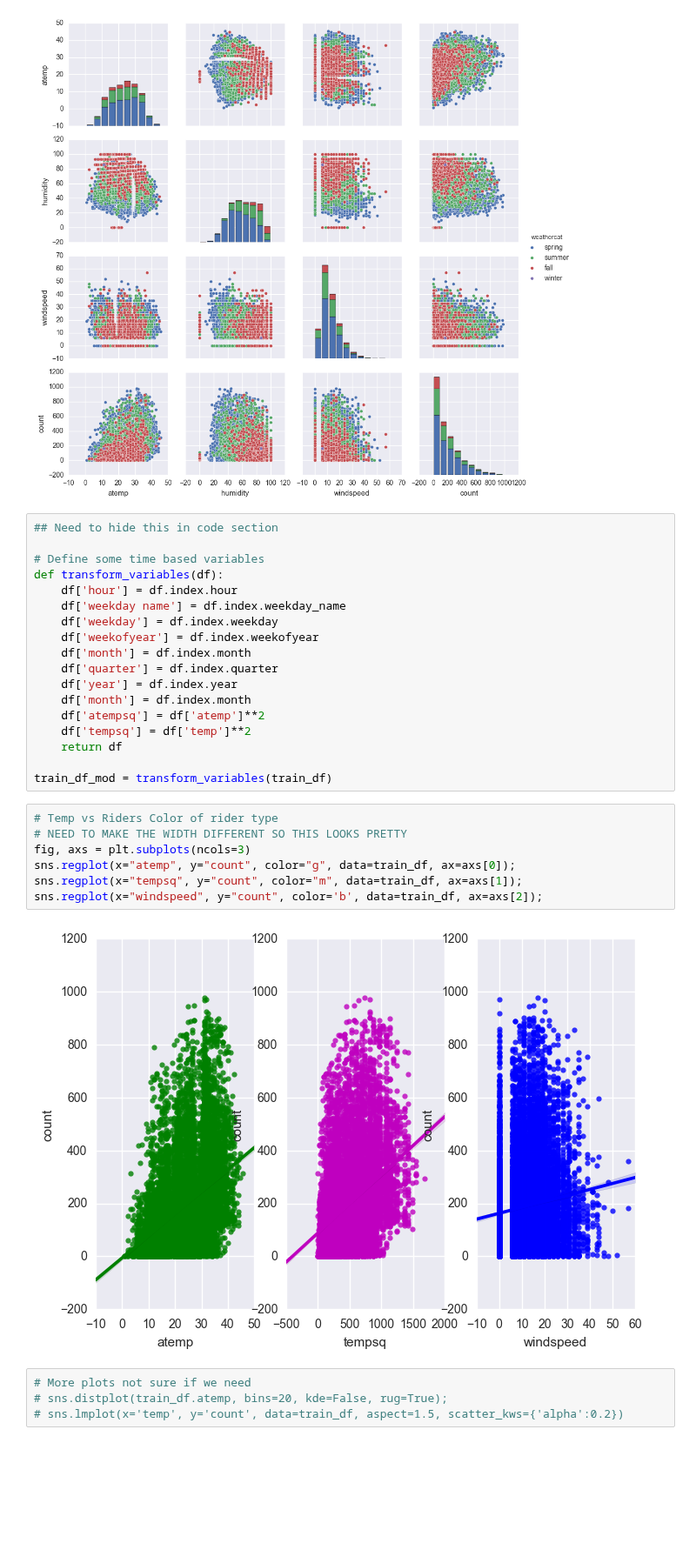
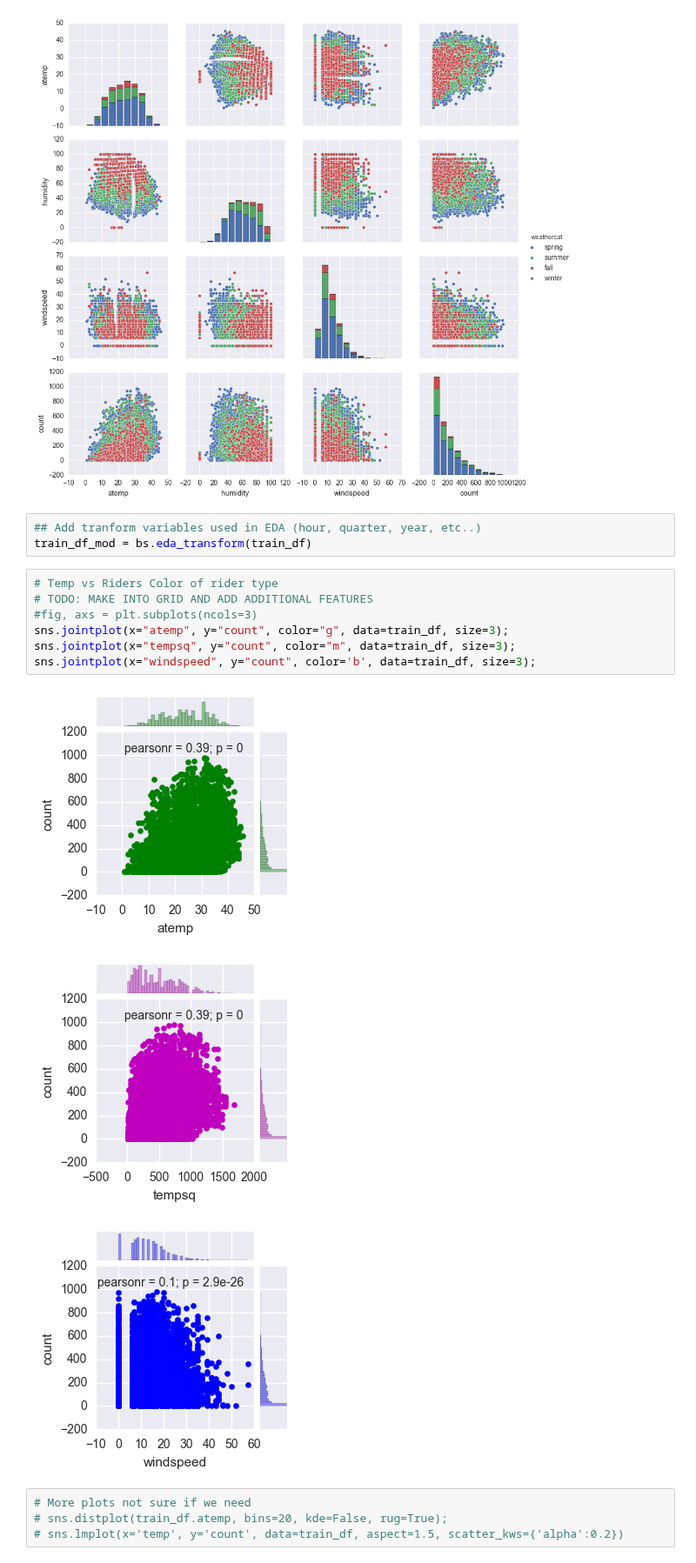
Before and after one commit to zingbretsenucb/w207_kaggleproject, a Jupyter notebook: Bikeshare.ipynb, the cells around one changed output. Shown at 87% size. Saved outputs shown, nothing was run; the diff lists cells and outputs as text; blank space fills up the shorter version.

```diff
--- a/Bikeshare.ipynb
+++ b/Bikeshare.ipynb
@@ -109,33 +112,20 @@ scatplot_train = train_df[['atemp','humidity','windspeed','count','weathercat']]
 sns.pairplot(scatplot_train, hue="weathercat");
 # %% [output]
 [figure]
-# %%
-## Need to hide this in code section
-
-# Define some time based variables
-def transform_variables(df):
-    df['hour'] = df.index.hour
-    df['weekday name'] = df.index.weekday_name
-    df['weekday'] = df.index.weekday
-    df['weekofyear'] = df.index.weekofyear
-    df['month'] = df.index.month
-    df['quarter'] = df.index.quarter
-    df['year'] = df.index.year
-    df['month'] = df.index.month
-    df['atempsq'] = df['atemp']**2
-    df['tempsq'] = df['temp']**2
-    return df
-
-train_df_mod = transform_variables(train_df)
+# %%
+## Add tranform variables used in EDA (hour, quarter, year, etc..)
+train_df_mod = bs.eda_transform(train_df)
 # %%
 # Temp vs Riders Color of rider type
-# NEED TO MAKE THE WIDTH DIFFERENT SO THIS LOOKS PRETTY
-fig, axs = plt.subplots(ncols=3)
-sns.regplot(x="atemp", y="count", color="g", data=train_df, ax=axs[0]);
-sns.regplot(x="tempsq", y="count", color="m", data=train_df, ax=axs[1]);
-sns.regplot(x="windspeed", y="count", color='b', data=train_df, ax=axs[2]);
+# TODO: MAKE INTO GRID AND ADD ADDITIONAL FEATURES
+#fig, axs = plt.subplots(ncols=3)
+sns.jointplot(x="atemp", y="count", color="g", data=train_df, size=3);
+sns.jointplot(x="tempsq", y="count", color="m", data=train_df, size=3);
+sns.jointplot(x="windspeed", y="count", color='b', data=train_df, size=3);
 # %% [output]
-[figure, old version]
+[figure, new version]
+[figure, added]
+[figure, added]
 # %%
 # More plots not sure if we need
 # sns.distplot(train_df.atemp, bins=20, kde=False, rug=True);
```
Also changed, not shown: parts of 9 cells of this notebook, 4 other files.
